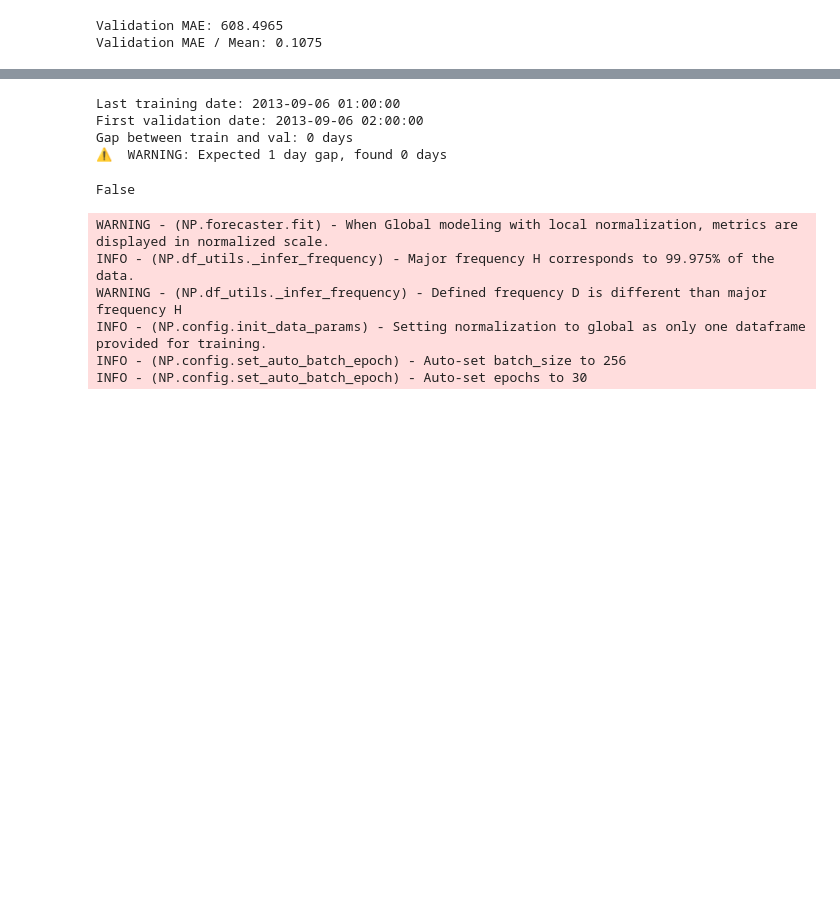
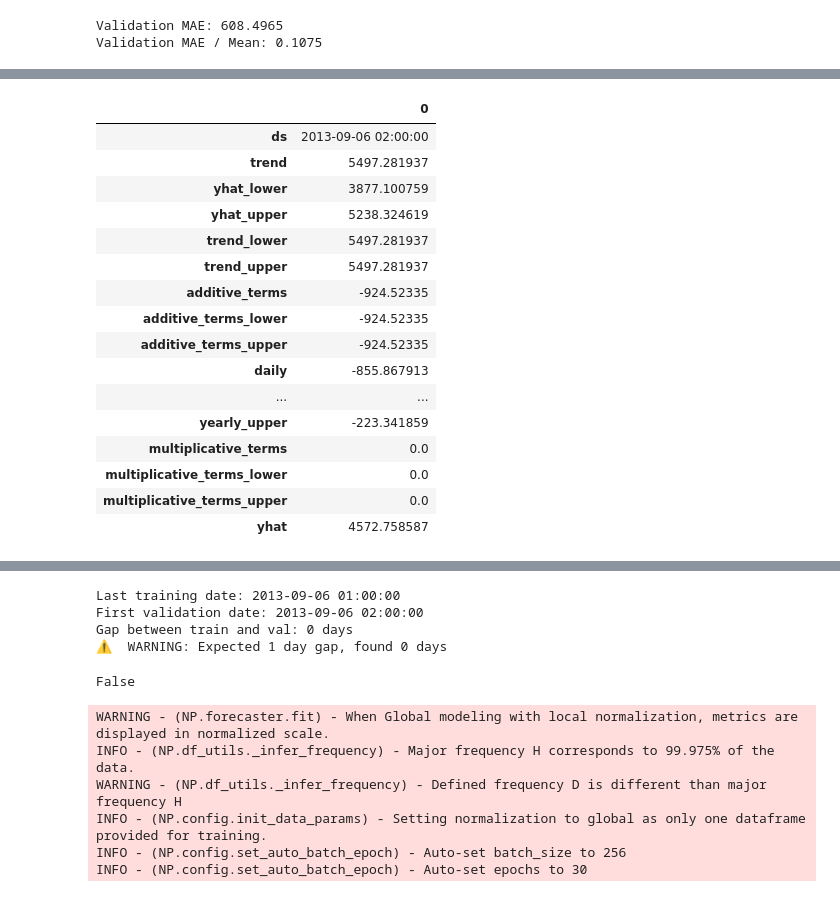
Before and after one commit to ioanniswd/portfolio, a Jupyter notebook: electricity-consumption-forecasting/prophet.sync.ipynb, the cells around one changed output, grey strips where cells are left out. Drawn from its saved outputs; the diff is of its cells as text; code cells hidden in the pictures; blank space fills up the shorter version.

```diff
--- a/electricity-consumption-forecasting/prophet.sync.ipynb
+++ b/electricity-consumption-forecasting/prophet.sync.ipynb
@@ -437,0 +461,20 @@ plot_results(y_true_val, y_pred_val)
+# %%
+forecast_df.head(1).T
+# %% [output]
+|  | 0 |
+| ds | 2013-09-06 02:00:00 |
+| trend | 5497.281937 |
+| yhat_lower | 3877.100759 |
+| yhat_upper | 5238.324619 |
+| trend_lower | 5497.281937 |
+| trend_upper | 5497.281937 |
+| additive_terms | -924.52335 |
+| additive_terms_lower | -924.52335 |
+| additive_terms_upper | -924.52335 |
+| daily | -855.867913 |
+| ... | ... |
+| yearly_upper | -223.341859 |
+| multiplicative_terms | 0.0 |
+| multiplicative_terms_lower | 0.0 |
+| multiplicative_terms_upper | 0.0 |
+| yhat | 4572.758587 |
```
Also changed, not shown: parts of 57 cells of this notebook, 1 other file.
